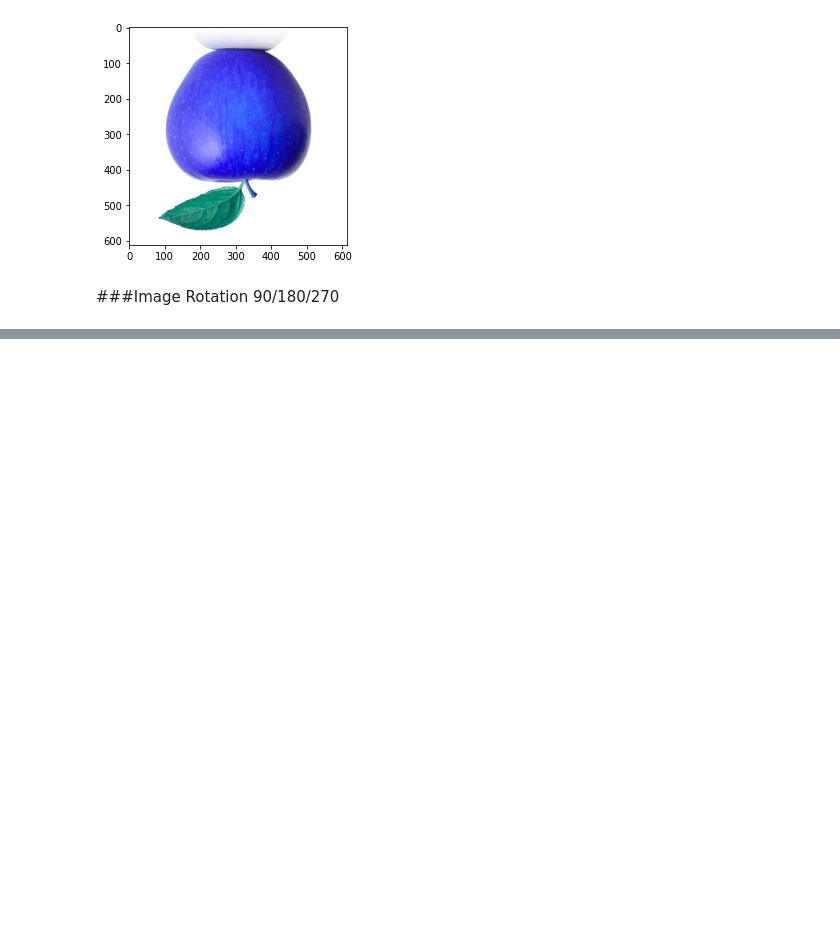
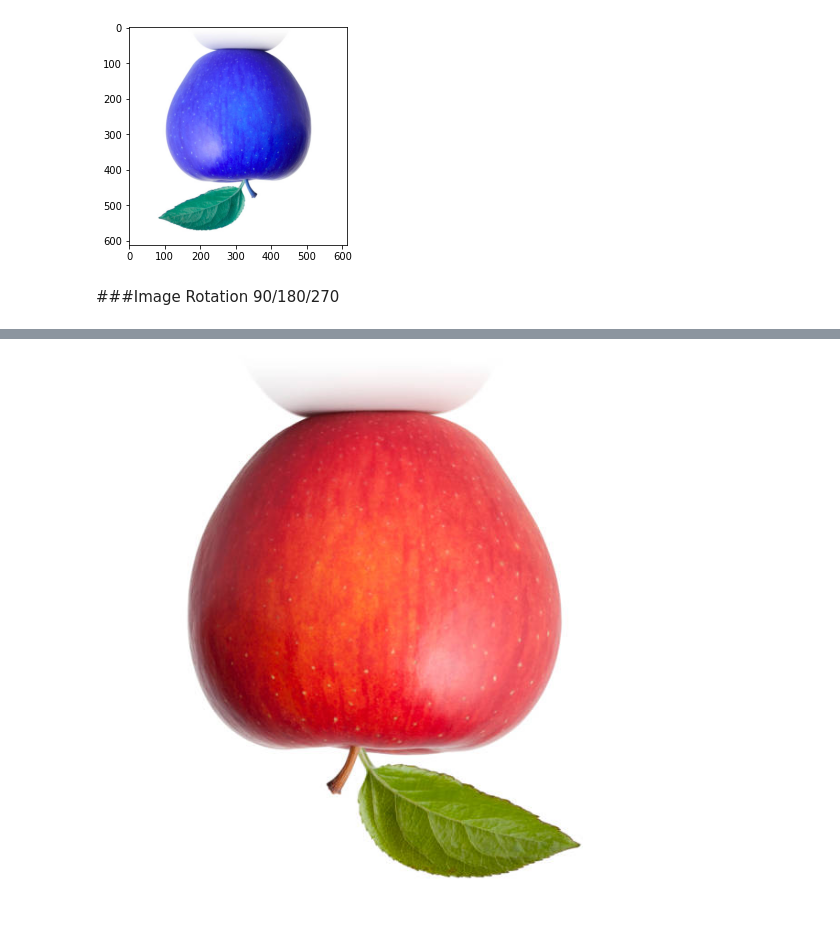
Before and after one commit to rahiakela/computer-vision-research-and-practice, a Jupyter notebook: deep-learning-patterns-and-practices/4-training-fundamentals/invariance_fundamentals.ipynb, the cells around one changed output, grey strips where cells are left out. Cells and saved outputs as stored; diff of their text form; code cells hidden in the pictures; blank space fills up the shorter version.

```diff
--- a/deep-learning-patterns-and-practices/4-training-fundamentals/invariance_fundamentals.ipynb
+++ b/deep-learning-patterns-and-practices/4-training-fundamentals/invariance_fundamentals.ipynb
@@ -163,0 +181,6 @@ plt.imshow(flip)
+# %%
+# Rotates the image 180 degrees
+rotate = image.transpose(Image.ROTATE_180)
+rotate
+# %% [output]
+[figure, added]
```
Also changed, not shown: parts of 22 cells of this notebook.
